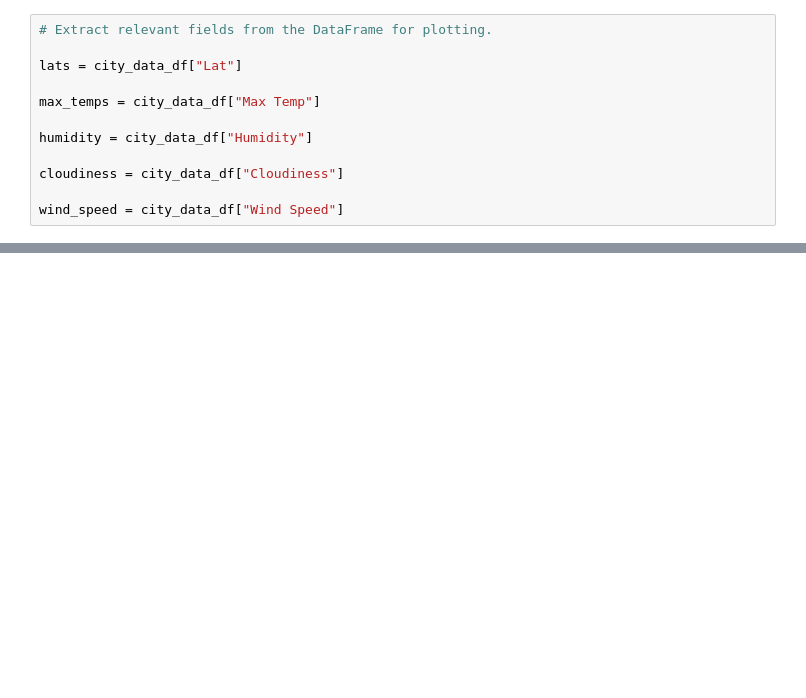
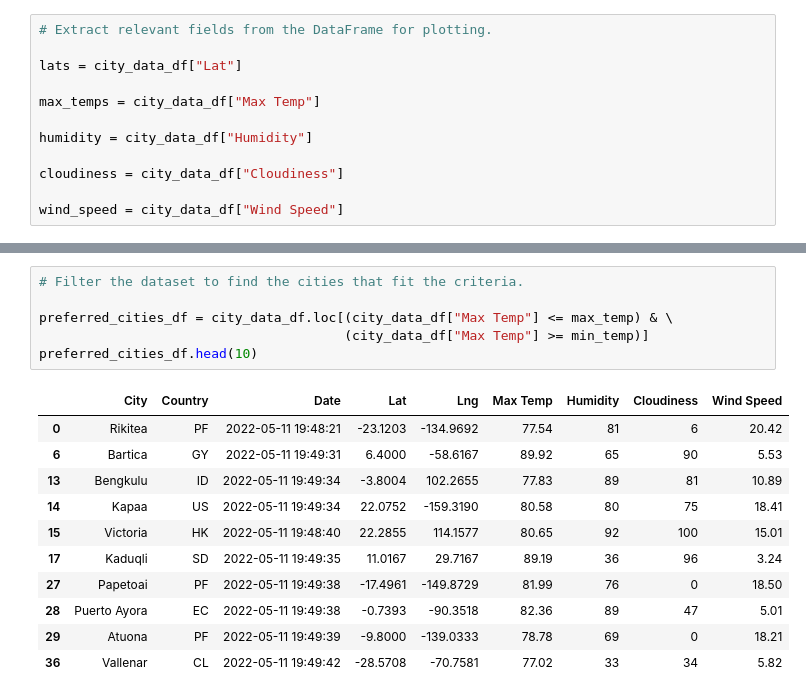
Before and after one commit to JanellN/World_Weather_Analysis, a Jupyter notebook: WeatherPy.ipynb, the cells around one changed output, grey strips where cells are left out. Drawn from its saved outputs; the diff is of its cells as text; blank space fills up the shorter version.

```diff
--- a/WeatherPy.ipynb
+++ b/WeatherPy.ipynb
@@ -488,0 +510,18 @@ plot_linear_regression(x_values, y_values,
+# %%
+# Filter the dataset to find the cities that fit the criteria.
+
+preferred_cities_df = city_data_df.loc[(city_data_df["Max Temp"] <= max_temp) & \
+                                       (city_data_df["Max Temp"] >= min_temp)]
+preferred_cities_df.head(10)
+# %% [output]
+|  | City | Country | Date | Lat | Lng | Max Temp | Humidity | Cloudiness | Wind Speed |
+| 0 | Rikitea | PF | 2022-05-11 19:48:21 | -23.1203 | -134.9692 | 77.54 | 81 | 6 | 20.42 |
+| 6 | Bartica | GY | 2022-05-11 19:49:31 | 6.4000 | -58.6167 | 89.92 | 65 | 90 | 5.53 |
+| 13 | Bengkulu | ID | 2022-05-11 19:49:34 | -3.8004 | 102.2655 | 77.83 | 89 | 81 | 10.89 |
+| 14 | Kapaa | US | 2022-05-11 19:49:34 | 22.0752 | -159.3190 | 80.58 | 80 | 75 | 18.41 |
+| 15 | Victoria | HK | 2022-05-11 19:48:40 | 22.2855 | 114.1577 | 80.65 | 92 | 100 | 15.01 |
+| 17 | Kaduqli | SD | 2022-05-11 19:49:35 | 11.0167 | 29.7167 | 89.19 | 36 | 96 | 3.24 |
+| 27 | Papetoai | PF | 2022-05-11 19:49:38 | -17.4961 | -149.8729 | 81.99 | 76 | 0 | 18.50 |
+| 28 | Puerto Ayora | EC | 2022-05-11 19:49:38 | -0.7393 | -90.3518 | 82.36 | 89 | 47 | 5.01 |
+| 29 | Atuona | PF | 2022-05-11 19:49:39 | -9.8000 | -139.0333 | 78.78 | 69 | 0 | 18.21 |
+| 36 | Vallenar | CL | 2022-05-11 19:49:42 | -28.5708 | -70.7581 | 77.02 | 33 | 34 | 5.82 |
```
Also changed, not shown: parts of 35 cells of this notebook, 7 other files.
